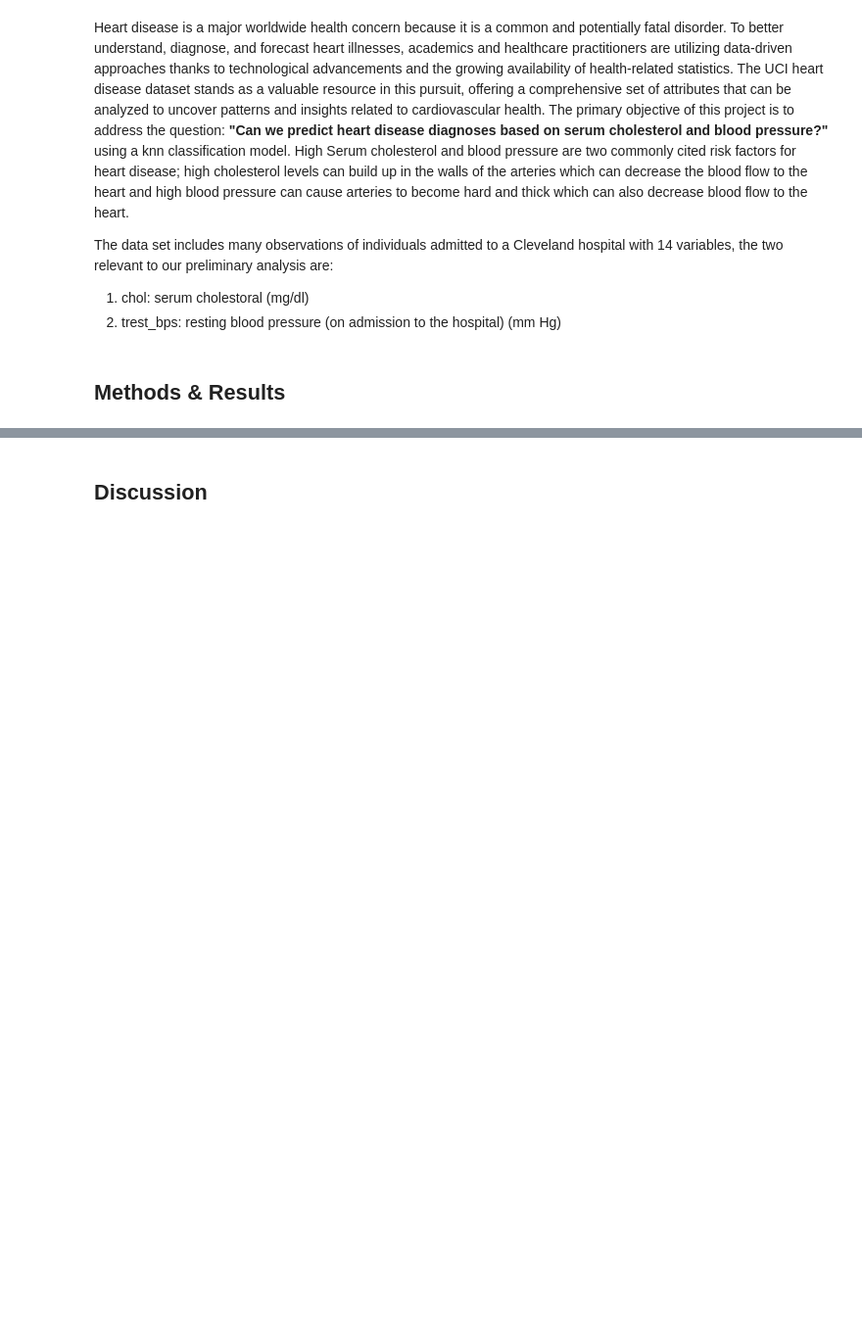
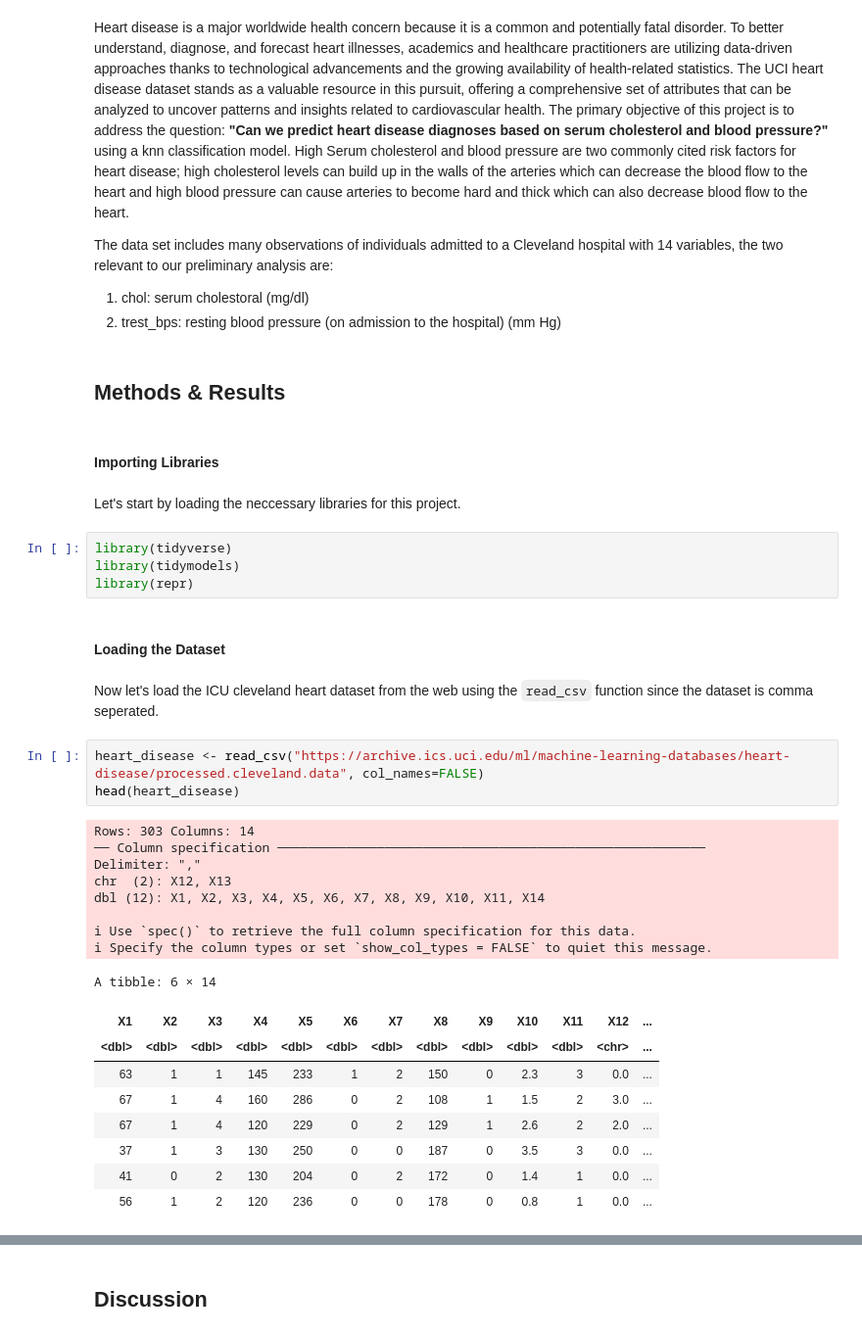
Before and after one commit to MarkSkrypnyk/group_project_report, a Jupyter notebook: group_project_report.ipynb, the cells around one changed output, grey strips where cells are left out. Shown at 98% size. Cells and saved outputs as stored; diff of their text form; blank space fills up the shorter version.

Commit message:
Started methods and results

```diff
--- a/group_project_report.ipynb
+++ b/group_project_report.ipynb
@@ -10,3 +10,36 @@ The data set includes many observations of individuals admitted to  a Cleveland
 2) trest_bps: resting blood pressure (on admission to the hospital)	(mm Hg)
 # %% [markdown]
 ## Methods & Results
+# %% [markdown]
+#### Importing Libraries
+# %% [markdown]
+Let's start by loading the neccessary libraries for this project.
+# %%
+library(tidyverse)
+library(tidymodels)
+library(repr)
+# %% [markdown]
+#### Loading the Dataset
+# %% [markdown]
+Now let's load the ICU cleveland heart dataset from the web using the `read_csv` function since the dataset is comma seperated.
+# %%
+heart_disease <- read_csv("https://archive.ics.uci.edu/ml/machine-learning-databases/heart-disease/processed.cleveland.data", col_names=FALSE)
+head(heart_disease)
+# %% [output]
+Rows: 303 Columns: 14
+── Column specification ────────────────────────────────────────────────────────
+Delimiter: ","
+chr  (2): X12, X13
+dbl (12): X1, X2, X3, X4, X5, X6, X7, X8, X9, X10, X11, X14
+
+ℹ Use `spec()` to retrieve the full column specification for this data.
+ℹ Specify the column types or set `show_col_types = FALSE` to quiet this message.
+A tibble: 6 × 14
+| X1 | X2 | X3 | X4 | X5 | X6 | X7 | X8 | X9 | X10 | X11 | X12 | ... |
+| <dbl> | <dbl> | <dbl> | <dbl> | <dbl> | <dbl> | <dbl> | <dbl> | <dbl> | <dbl> | <dbl> | <chr> | ... |
+| 63 | 1 | 1 | 145 | 233 | 1 | 2 | 150 | 0 | 2.3 | 3 | 0.0 | ... |
+| 67 | 1 | 4 | 160 | 286 | 0 | 2 | 108 | 1 | 1.5 | 2 | 3.0 | ... |
+| 67 | 1 | 4 | 120 | 229 | 0 | 2 | 129 | 1 | 2.6 | 2 | 2.0 | ... |
+| 37 | 1 | 3 | 130 | 250 | 0 | 0 | 187 | 0 | 3.5 | 3 | 0.0 | ... |
+| 41 | 0 | 2 | 130 | 204 | 0 | 2 | 172 | 0 | 1.4 | 1 | 0.0 | ... |
+| 56 | 1 | 2 | 120 | 236 | 0 | 0 | 178 | 0 | 0.8 | 1 | 0.0 | ... |
```
Also changed, not shown: parts of 15 cells of this notebook.
